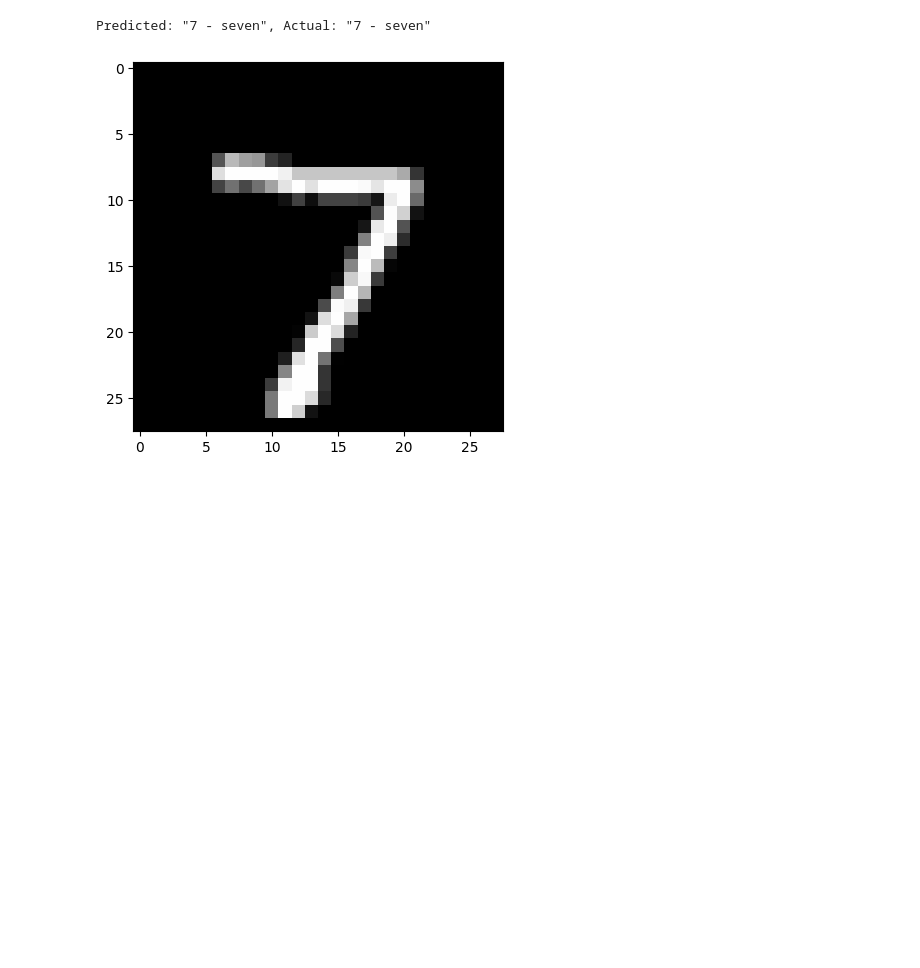
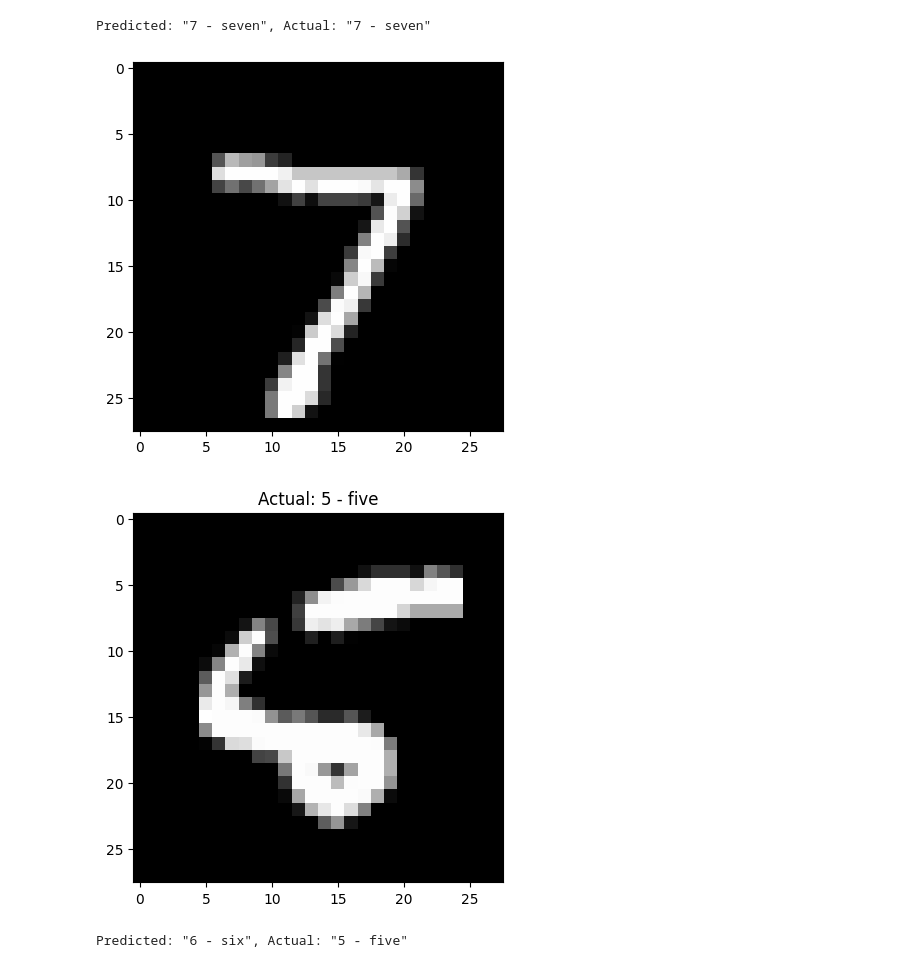
Before and after one commit to KasperMollerHansen/DeepLearning, a Jupyter notebook: thomas/Week3.ipynb, the cells around one changed output. Saved outputs shown, nothing was run; the diff lists cells and outputs as text; code cells hidden in the pictures; blank space fills up the shorter version.

```diff
--- a/thomas/Week3.ipynb
+++ b/thomas/Week3.ipynb
@@ -316,8 +317,8 @@ Number of samples in the test data: 10000
 batch_size = 64 # we will talk about it later
 
 # Create data loaders.
-train_dataloader = DataLoader(training_data, batch_size=batch_size)
-test_dataloader = DataLoader(test_data, batch_size=batch_size)
+train_dataloader = DataLoader(training_data, batch_size=batch_size, pin_memory=True)
+test_dataloader = DataLoader(test_data, batch_size=batch_size, pin_memory=True)
 
 for X, y in train_dataloader:
     print(f"Shape of X [N, C, H, W]: {X.shape}")
@@ -342,11 +343,11 @@ Shape of y: torch.Size([64]) torch.int64
 [figure]
 # %%
 # Get cpu, gpu or mps device for training.
-device = (
-    "cuda" if torch.cuda.is_available()
-     else "cpu"
-)
-print(f"Using {device} device")
+device = torch_directml.device(torch_directml.default_device())
+
+# Check the number of available DirectML devices
+num_devices = torch_directml.device_count()
+print(f"Number of DirectML devices: {num_devices}")
 
 # Define model
 class NeuralNetwork(nn.Module):
@@ -443,9 +428,9 @@ def train(dataloader, model, loss_fn, optimizer):
         total_loss += loss.item()  # Accumulate loss
 
         # Backpropagation
+        model.zero_grad()
         loss.backward()
         optimizer.step()
-        optimizer.zero_grad()
 
         # Calculate accuracy
         correct += (pred.argmax(1) == y).type(torch.float).sum().item()
@@ -537,3 +522,31 @@ with torch.no_grad():
 # %% [output]
 Predicted: "7 - seven", Actual: "7 - seven"
 [figure]
+# %%
+import matplotlib.pyplot as plt
+
+# Function to display the image and its prediction
+def show_prediction(idx):
+    model.eval()  # Set the model to evaluation mode
+    x, y = test_data[idx][0], test_data[idx][1]  # Get image and label by index
+
+    # Display the image
+    plt.imshow(x.permute(1, 2, 0), cmap='gray')
+    plt.title(f"Actual: {classes[y]}")
+    plt.show()
+
+    # Move the image tensor to the correct device
+    with torch.no_grad():
+        x = x.to(device)  # Move input to the device (e.g., DirectML or CPU)
+        pred = model(x.unsqueeze(0))  # Add batch dimension and make a prediction
+
+        # Get predicted and actual classes
+        predicted, actual = classes[pred[0].argmax(0)], classes[y]
+        print(f'Predicted: "{predicted}", Actual: "{actual}"')
+
+# Example usage: Show prediction for a specific image (e.g., idx = 10)
+idx = 8
+show_prediction(idx)
+# %% [output]
+[figure, added]
+Predicted: "6 - six", Actual: "5 - five"
```
Also changed, not shown: parts of 5 cells of this notebook, 1 other file.
